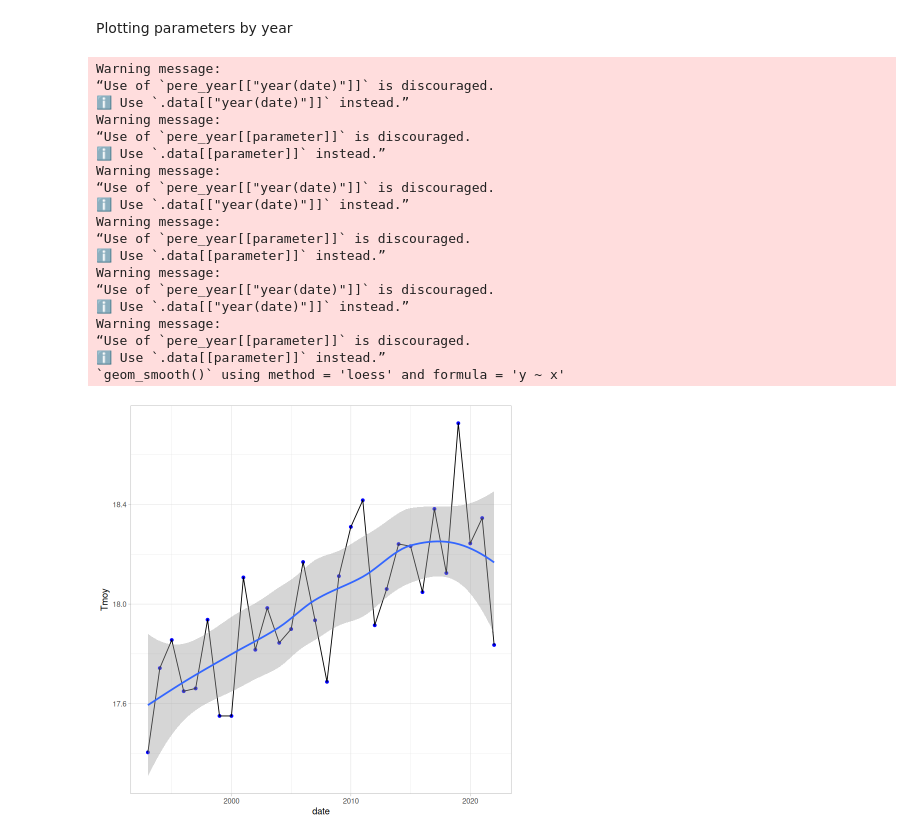
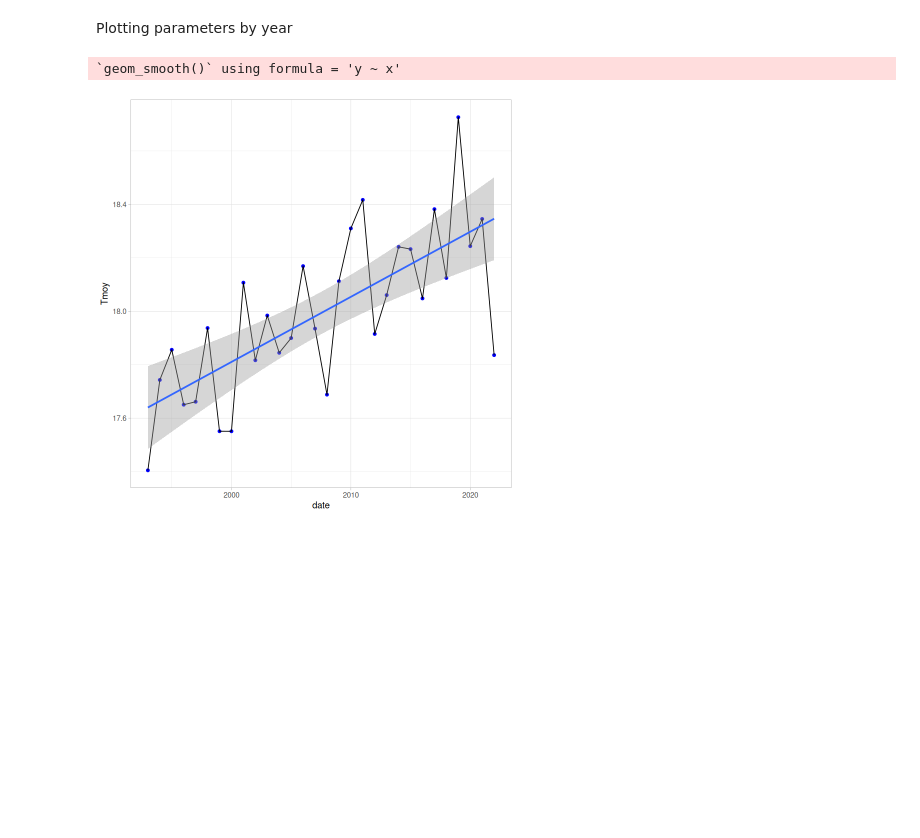
Before and after one commit to dinasdata/WeatherViz, a Jupyter notebook: notebook.ipynb, the cells around one changed output. Cells and saved outputs as stored; diff of their text form; code cells hidden in the pictures; blank space fills up the shorter version.

```diff
--- a/notebook.ipynb
+++ b/notebook.ipynb
@@ -32,7 +12,7 @@ The following objects are masked from ‘package:base’:
 # %% [markdown]
 Reading the dataset with readxl and explore its head and its summary.
 # %%
-data = read_excel("data.xlsx")
+data = read_excel("/media/dina/f4c07323-3819-4c76-ad53-95f7d45b7ae2/weather_data_vizualisation/data.xlsx")
 head(data)
 summary(data)
 # %% [output]
@@ -133,30 +118,12 @@ Plotting parameters by year
 # %%
 year_plot = function(parameter){
 ggplot(pere_year)+
-geom_point(mapping = aes(x = pere_year[["year(date)"]],y = pere_year[[parameter]]),color = "blue")+
-geom_line(mapping = aes(x = pere_year[["year(date)"]],y = pere_year[[parameter]]))+
-geom_smooth(mapping = aes(x = pere_year[["year(date)"]],y = pere_year[[parameter]]))+
+geom_point(mapping = aes(x = .data[["date"]],y = .data[[parameter]]),color = "blue")+
+geom_line(mapping = aes(x = .data[["date"]],y = .data[[parameter]]))+
+geom_smooth(mapping = aes(x = .data[["date"]],y = .data[[parameter]]),method = "lm")+
 labs(x = "date",y = parameter)+
 theme_light()}
 year_plot("Tmoy")
 # %% [output]
-Warning message:
-“Use of `pere_year[["year(date)"]]` is discouraged.
-ℹ Use `.data[["year(date)"]]` instead.”
-Warning message:
-“Use of `pere_year[[parameter]]` is discouraged.
-ℹ Use `.data[[parameter]]` instead.”
-Warning message:
-“Use of `pere_year[["year(date)"]]` is discouraged.
-ℹ Use `.data[["year(date)"]]` instead.”
-Warning message:
-“Use of `pere_year[[parameter]]` is discouraged.
-ℹ Use `.data[[parameter]]` instead.”
-Warning message:
-“Use of `pere_year[["year(date)"]]` is discouraged.
-ℹ Use `.data[["year(date)"]]` instead.”
-Warning message:
-“Use of `pere_year[[parameter]]` is discouraged.
-ℹ Use `.data[[parameter]]` instead.”
-`geom_smooth()` using method = 'loess' and formula = 'y ~ x'
+`geom_smooth()` using formula = 'y ~ x'
-[figure, old version]
+[figure, new version]
```
Also changed, not shown: parts of 8 cells of this notebook.
